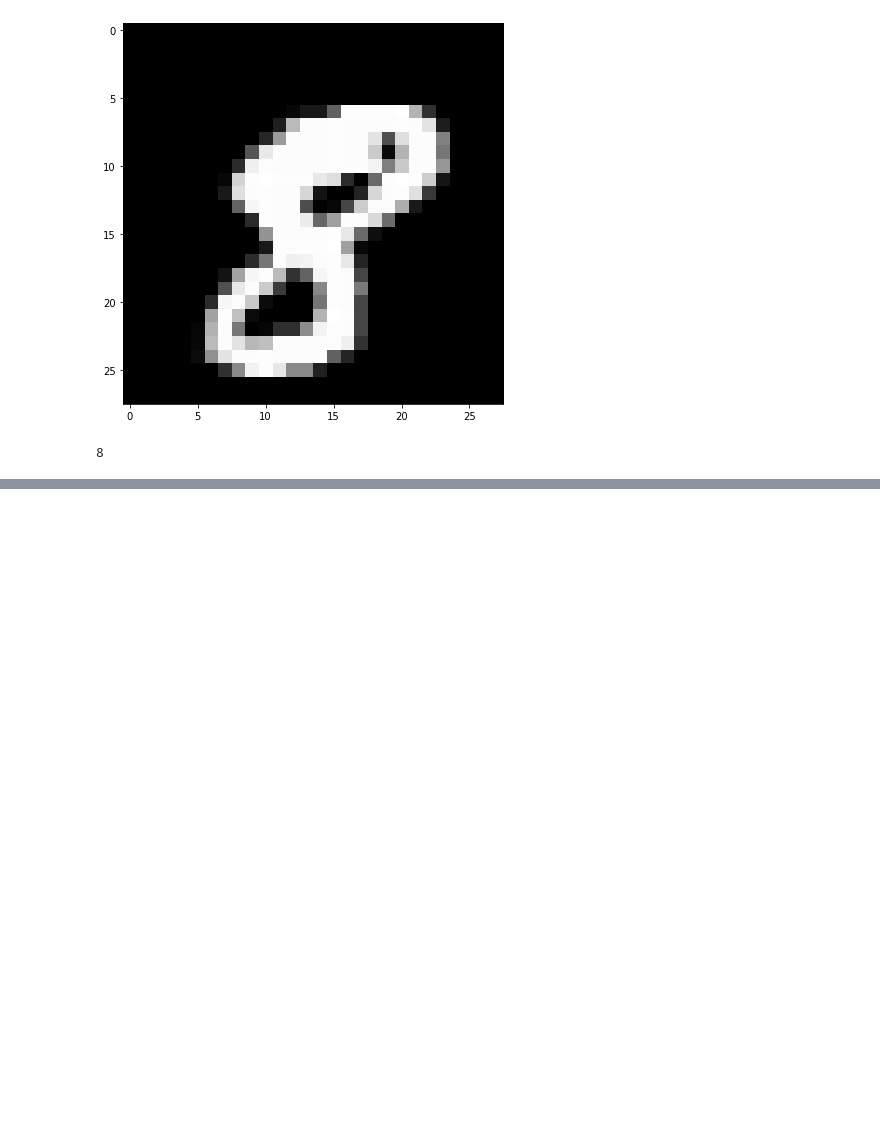
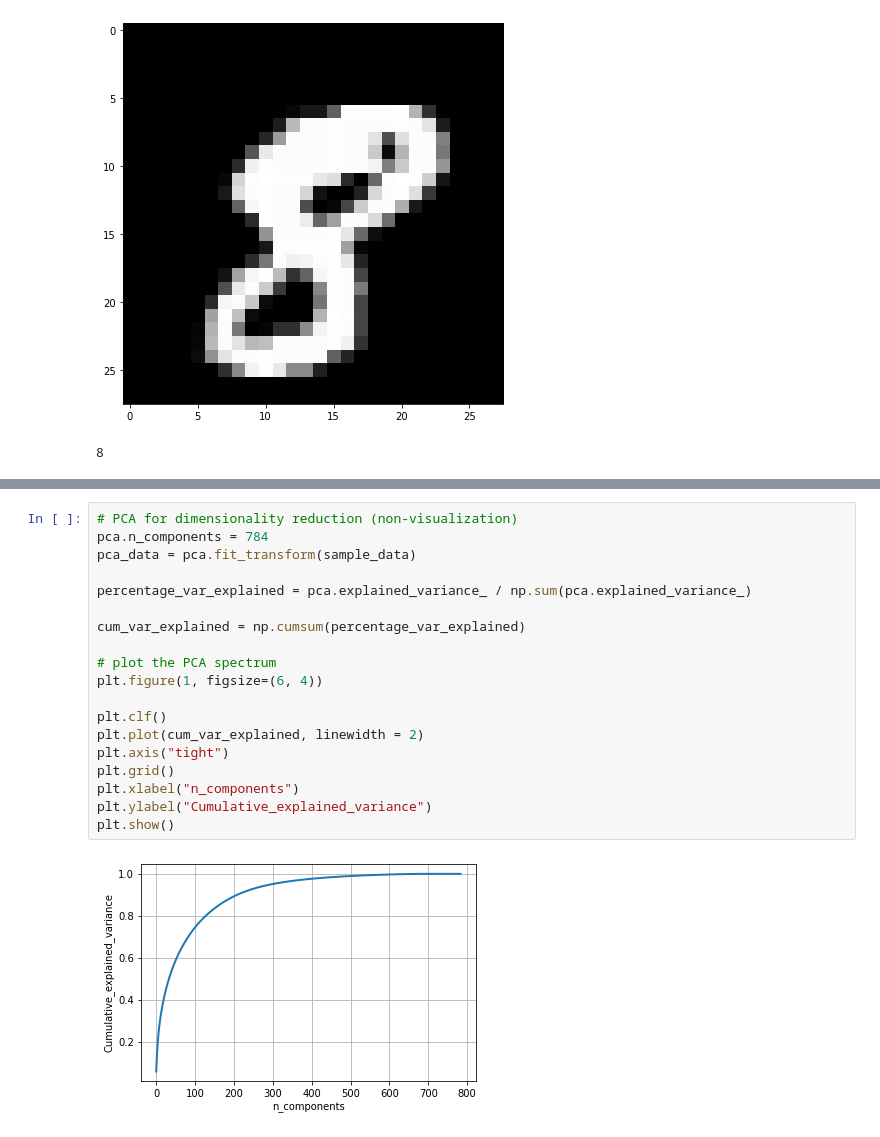
Before and after one commit to brijrajgohil/DataScienceProjects, a Jupyter notebook: AI/DimensionalityReduction/DimensionalityReduction.ipynb, the cells around one changed output, grey strips where cells are left out. Saved outputs shown, nothing was run; the diff lists cells and outputs as text; blank space fills up the shorter version.

```diff
--- a/AI/DimensionalityReduction/DimensionalityReduction.ipynb
+++ b/AI/DimensionalityReduction/DimensionalityReduction.ipynb
@@ -52,0 +156,21 @@ print(l[idx])
+# %%
+# PCA for dimensionality reduction (non-visualization)
+pca.n_components = 784
+pca_data = pca.fit_transform(sample_data)
+
+percentage_var_explained = pca.explained_variance_ / np.sum(pca.explained_variance_)
+
+cum_var_explained = np.cumsum(percentage_var_explained)
+
+# plot the PCA spectrum
+plt.figure(1, figsize=(6, 4))
+
+plt.clf()
+plt.plot(cum_var_explained, linewidth = 2)
+plt.axis("tight")
+plt.grid()
+plt.xlabel("n_components")
+plt.ylabel("Cumulative_explained_variance")
+plt.show()
+# %% [output]
+[figure, added]
```
Also changed, not shown: parts of 10 cells of this notebook, 1 other file.
